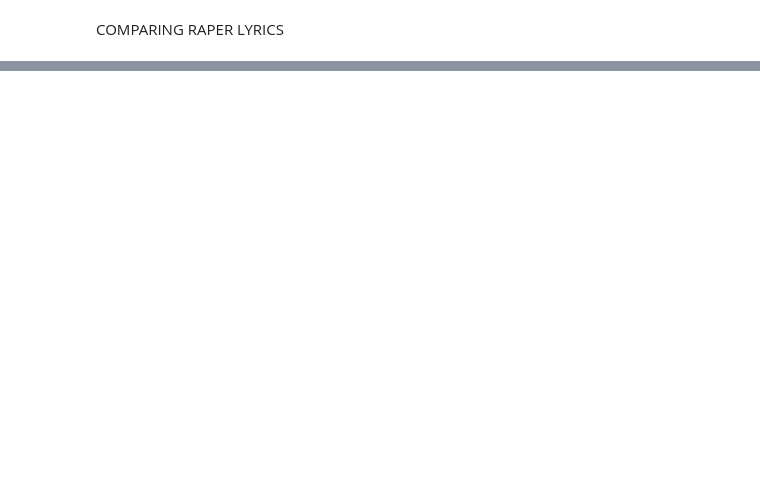
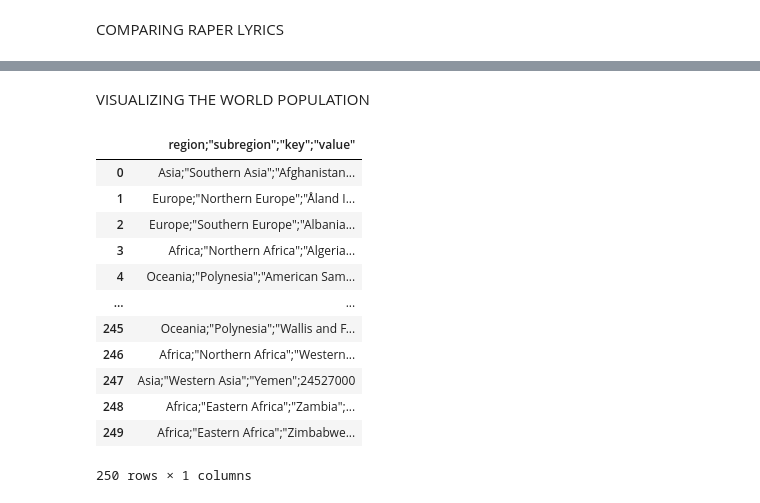
Before and after one commit to anjaliagarwal152615/lab2-dataviz, a Jupyter notebook: file.ipynb, the cells around one changed output, grey strips where cells are left out. Cells and saved outputs as stored; diff of their text form; code cells hidden in the pictures; blank space fills up the shorter version.

```diff
--- a/file.ipynb
+++ b/file.ipynb
@@ -418,0 +457,19 @@ COMPARING RAPER LYRICS
+# %% [markdown]
+VISUALIZING THE WORLD POPULATION
+# %%
+df3 = pd.read_csv(r"https://raw.githubusercontent.com/holtzy/data_to_viz/master/Example_dataset/11_SevCatOneNumNestedOneObsPerGroup.csv", on_bad_lines = 'skip')
+df3
+# %% [output]
+|  | region;"subregion";"key";"value" |
+| 0 | Asia;"Southern Asia";"Afghanistan... |
+| 1 | Europe;"Northern Europe";"Åland I... |
+| 2 | Europe;"Southern Europe";"Albania... |
+| 3 | Africa;"Northern Africa";"Algeria... |
+| 4 | Oceania;"Polynesia";"American Sam... |
+| ... | ... |
+| 245 | Oceania;"Polynesia";"Wallis and F... |
+| 246 | Africa;"Northern Africa";"Western... |
+| 247 | Asia;"Western Asia";"Yemen";24527000 |
+| 248 | Africa;"Eastern Africa";"Zambia";... |
+| 249 | Africa;"Eastern Africa";"Zimbabwe... |
+250 rows × 1 columns
```
Also changed, not shown: parts of 29 cells of this notebook.
